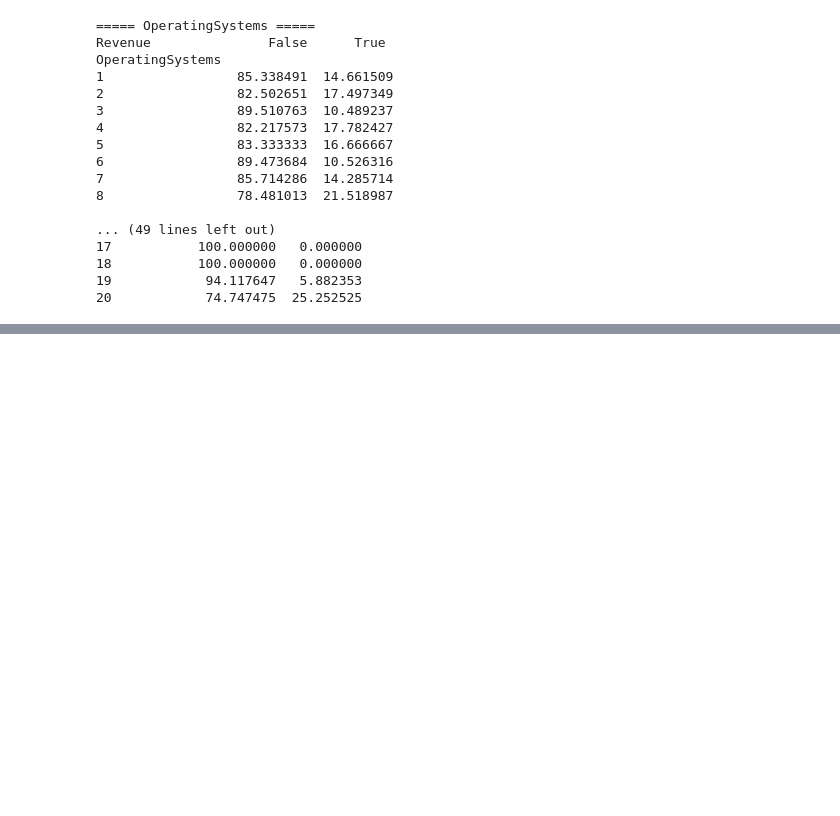
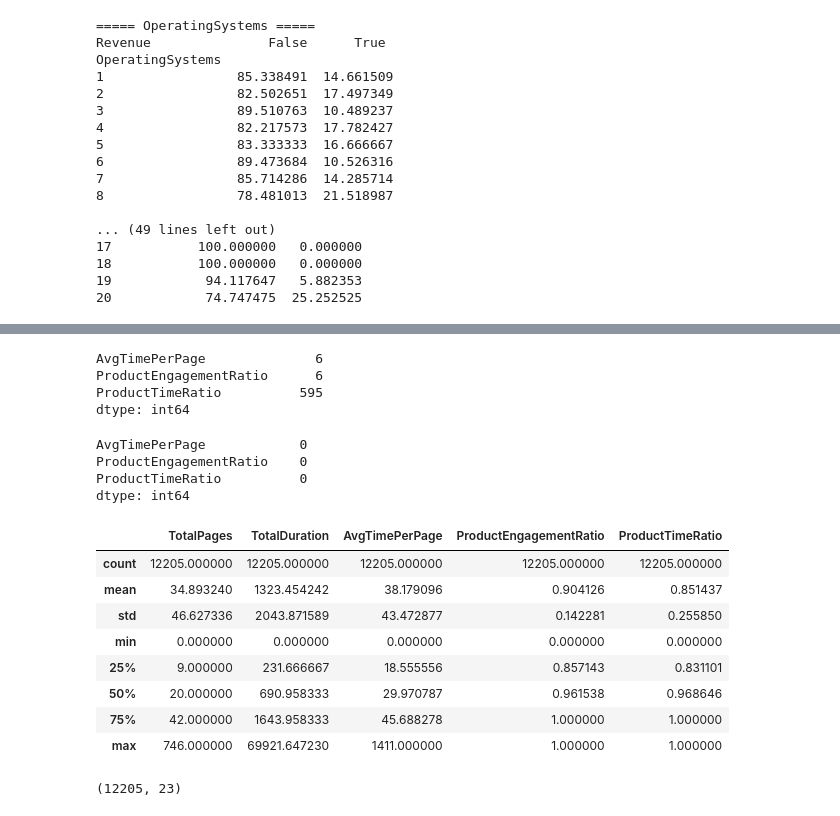
Before and after one commit to devdhruvsingh/ecommerce-purchase-predictions, a Jupyter notebook: notebooks/01_data_exploration.ipynb, the cells around one changed output, grey strips where cells are left out. Cells and saved outputs as stored; diff of their text form; code cells hidden in the pictures; blank space fills up the shorter version.

```diff
--- a/notebooks/01_data_exploration.ipynb
+++ b/notebooks/01_data_exploration.ipynb
@@ -829,0 +1009,6 @@ OperatingSystems
+# %%
+df_clean["TotalDuration"] = (
+    df_clean["Administrative_Duration"]
+    + df_clean["Informational_Duration"]
+    + df_clean["ProductRelated_Duration"]
+)
@@ -829,0 +1031,3 @@ OperatingSystems
+# %%
+df_clean["AvgTimePerPage"] = (
+    df_clean["TotalDuration"] / df_clean["TotalPages"].replace(0,np.nan))
@@ -829,0 +1046,23 @@ OperatingSystems
+# %%
+df_clean["ProductEngagementRatio"] = (
+    df_clean["ProductRelated"]
+    / df_clean["TotalPages"].replace(0, np.nan)
+)
+# %%
+df_clean["ProductTimeRatio"] = (
+    df_clean["ProductRelated_Duration"]
+    / df_clean["TotalDuration"].replace(0, np.nan)
+)
+# %%
+df_clean[
+    [
+    "AvgTimePerPage",
+    "ProductEngagementRatio",
+    "ProductTimeRatio"
+]
+].isnull().sum()
+# %% [output]
+AvgTimePerPage              6
+ProductEngagementRatio      6
+ProductTimeRatio          595
+dtype: int64
@@ -829,0 +1083,37 @@ OperatingSystems
+# %%
+df_clean[
+    [
+    "AvgTimePerPage",
+    "ProductEngagementRatio",
+    "ProductTimeRatio"
+]
+].isnull().sum()
+# %% [output]
+AvgTimePerPage            0
+ProductEngagementRatio    0
+ProductTimeRatio          0
+dtype: int64
+# %%
+new_features = [
+    "TotalPages",
+    "TotalDuration",
+    "AvgTimePerPage",
+    "ProductEngagementRatio",
+    "ProductTimeRatio"
+]
+
+df_clean[new_features].describe()
+# %% [output]
+|  | TotalPages | TotalDuration | AvgTimePerPage | ProductEngagementRatio | ProductTimeRatio |
+| count | 12205.000000 | 12205.000000 | 12205.000000 | 12205.000000 | 12205.000000 |
+| mean | 34.893240 | 1323.454242 | 38.179096 | 0.904126 | 0.851437 |
+| std | 46.627336 | 2043.871589 | 43.472877 | 0.142281 | 0.255850 |
+| min | 0.000000 | 0.000000 | 0.000000 | 0.000000 | 0.000000 |
+| 25% | 9.000000 | 231.666667 | 18.555556 | 0.857143 | 0.831101 |
+| 50% | 20.000000 | 690.958333 | 29.970787 | 0.961538 | 0.968646 |
+| 75% | 42.000000 | 1643.958333 | 45.688278 | 1.000000 | 1.000000 |
+| max | 746.000000 | 69921.647230 | 1411.000000 | 1.000000 | 1.000000 |
+# %%
+df_clean.shape
+# %% [output]
+(12205, 23)
```
Also changed, not shown: parts of 17 cells of this notebook.
